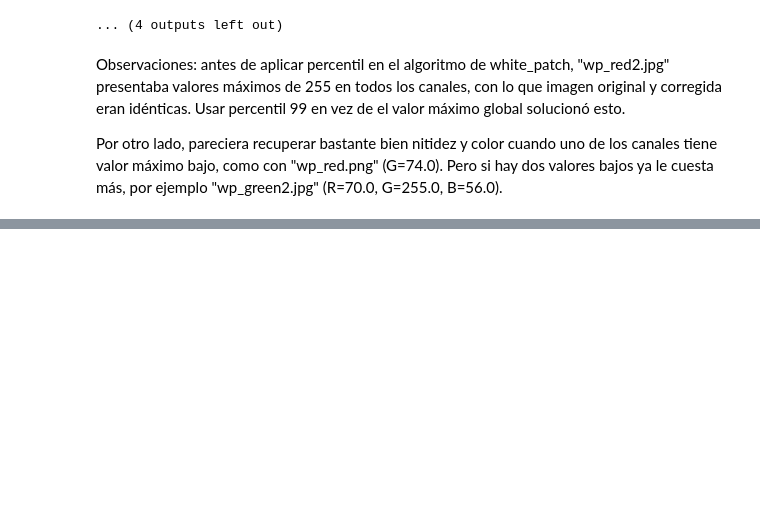
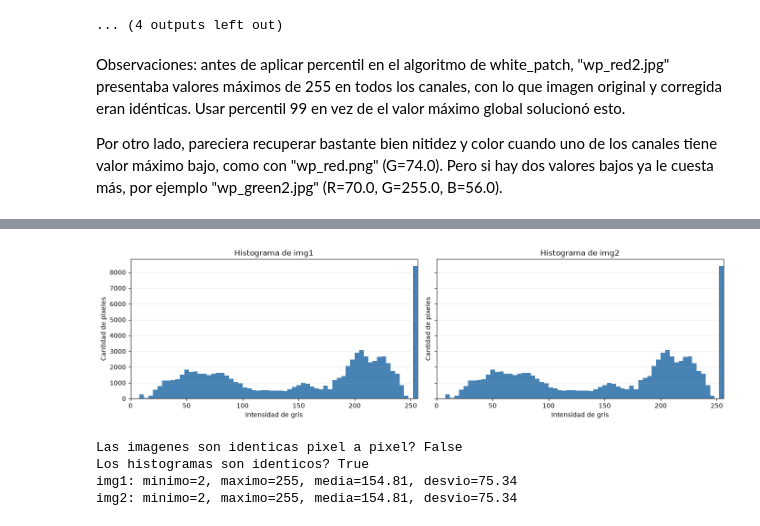
Before and after one commit to natonnelier/vision_por_computadora_tps, a Jupyter notebook: tp1.ipynb, the cells around one changed output, grey strips where cells are left out. Drawn from its saved outputs; the diff is of its cells as text; code cells hidden in the pictures; blank space fills up the shorter version.

```diff
--- a/tp1.ipynb
+++ b/tp1.ipynb
@@ -89,0 +117,27 @@ Por otro lado, pareciera recuperar bastante bien nitidez y color cuando uno de l
+# %%
+bins = 64
+hist1 = cv2.calcHist([img1], [0], None, [bins], [0, 256]).ravel()
+hist2 = cv2.calcHist([img2], [0], None, [bins], [0, 256]).ravel()
+
+fig, axes = plt.subplots(1, 2, figsize=(14, 4), sharey=True)
+for ax, hist, title in zip(axes, (hist1, hist2), ('Histograma de img1', 'Histograma de img2')):
+    ax.bar(np.linspace(0, 252, bins), hist, width=4, align='edge', color='steelblue')
+    ax.set_title(title)
+    ax.set_xlabel('Intensidad de gris')
+    ax.set_xlim(0, 256)
+    ax.set_ylabel('Cantidad de pixeles')
+    ax.grid(axis='y', alpha=0.25)
+
+plt.tight_layout()
+plt.show()
+
+print(f'Las imagenes son identicas pixel a pixel? {np.array_equal(img1, img2)}')
+print(f'Los histogramas son identicos? {np.array_equal(hist1, hist2)}')
+for name, image in [('img1', img1), ('img2', img2)]:
+    print(f'{name}: minimo={image.min()}, maximo={image.max()}, media={image.mean():.2f}, desvio={image.std():.2f}')
+# %% [output]
+[figure, added]
+Las imagenes son identicas pixel a pixel? False
+Los histogramas son identicos? True
+img1: minimo=2, maximo=255, media=154.81, desvio=75.34
+img2: minimo=2, maximo=255, media=154.81, desvio=75.34
```
Also changed, not shown: parts of 4 cells of this notebook, 2 other files.
